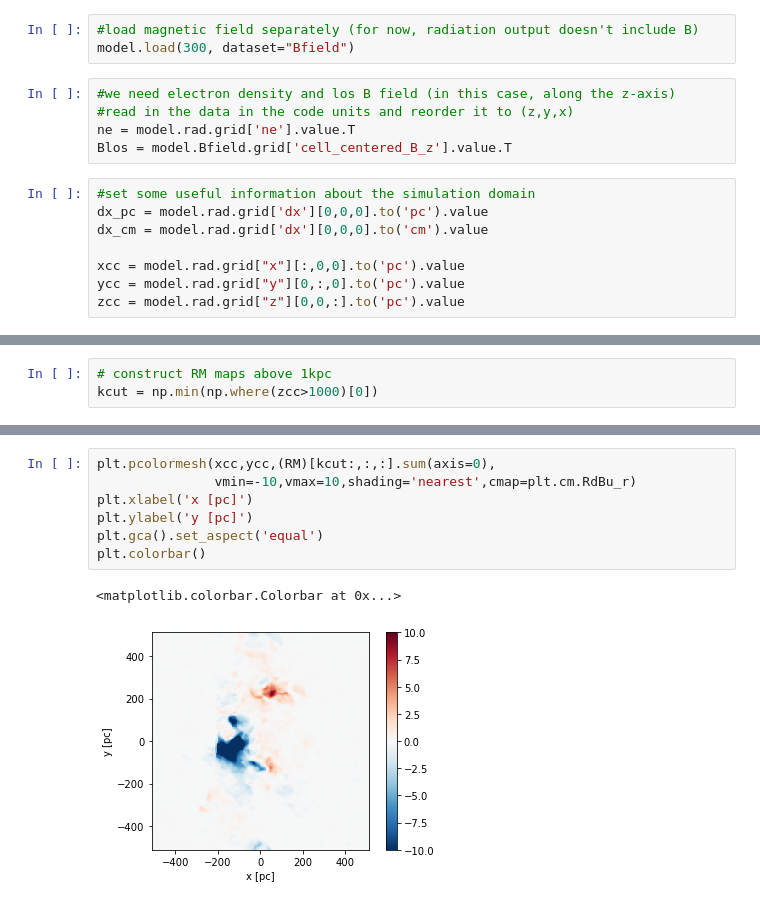
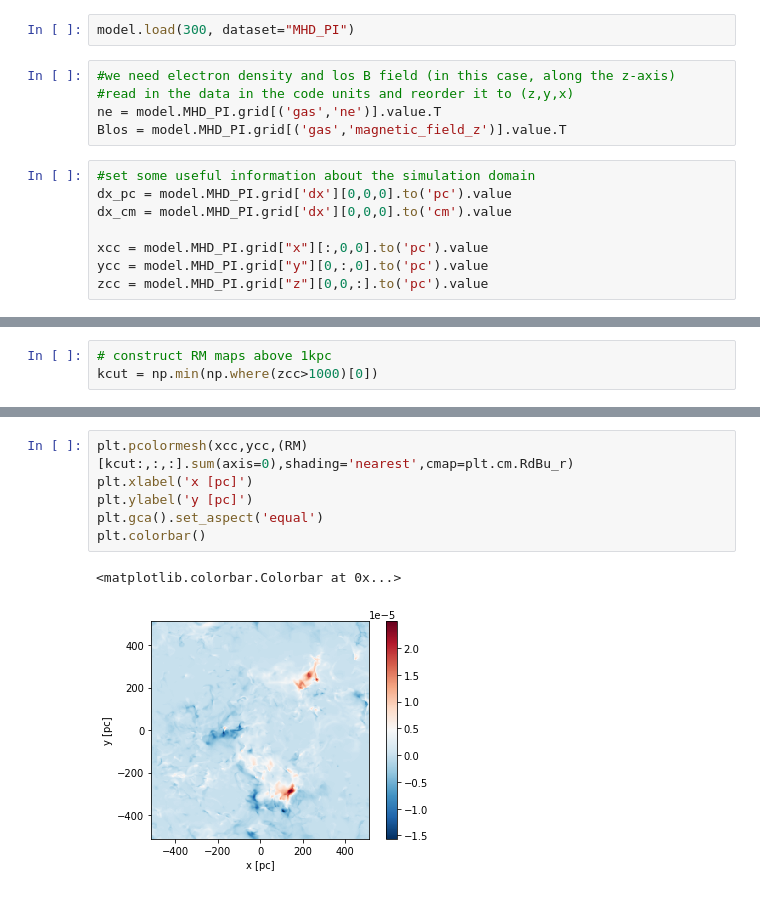
Before and after one commit to PrincetonUniversity/astro-tigress, a Jupyter notebook: notebooks/example_3-synthetic-RM.ipynb, the cells around one changed output, grey strips where cells are left out. Drawn from its saved outputs; the diff is of its cells as text.

```diff
--- a/notebooks/example_3-synthetic-RM.ipynb
+++ b/notebooks/example_3-synthetic-RM.ipynb
@@ -29,16 +20,15 @@ model.load(300, dataset="rad")
-# %%
-#load magnetic field separately (for now, radiation output doesn't include B)
-model.load(300, dataset="Bfield")
+# %%
+model.load(300, dataset="MHD_PI")
 # %%
 #we need electron density and los B field (in this case, along the z-axis)
 #read in the data in the code units and reorder it to (z,y,x)
-ne = model.rad.grid['ne'].value.T
-Blos = model.Bfield.grid['cell_centered_B_z'].value.T
+ne = model.MHD_PI.grid[('gas','ne')].value.T
+Blos = model.MHD_PI.grid[('gas','magnetic_field_z')].value.T
 # %%
 #set some useful information about the simulation domain
-dx_pc = model.rad.grid['dx'][0,0,0].to('pc').value
-dx_cm = model.rad.grid['dx'][0,0,0].to('cm').value
+dx_pc = model.MHD_PI.grid['dx'][0,0,0].to('pc').value
+dx_cm = model.MHD_PI.grid['dx'][0,0,0].to('cm').value
 
-xcc = model.rad.grid["x"][:,0,0].to('pc').value
-ycc = model.rad.grid["y"][0,:,0].to('pc').value
-zcc = model.rad.grid["z"][0,0,:].to('pc').value
+xcc = model.MHD_PI.grid["x"][:,0,0].to('pc').value
+ycc = model.MHD_PI.grid["y"][0,:,0].to('pc').value
+zcc = model.MHD_PI.grid["z"][0,0,:].to('pc').value
@@ -116,10 +88,9 @@ plt.colorbar()
 # %%
-plt.pcolormesh(xcc,ycc,(RM)[kcut:,:,:].sum(axis=0),
-               vmin=-10,vmax=10,shading='nearest',cmap=plt.cm.RdBu_r)
+plt.pcolormesh(xcc,ycc,(RM)[kcut:,:,:].sum(axis=0),shading='nearest',cmap=plt.cm.RdBu_r)
 plt.xlabel('x [pc]')
 plt.ylabel('y [pc]')
 plt.gca().set_aspect('equal')
 plt.colorbar()
 # %% [output]
 <matplotlib.colorbar.Colorbar at 0x...>
-[figure, old version]
+[figure, new version]
```
Also changed, not shown: parts of 8 cells of this notebook, 6 other files.
